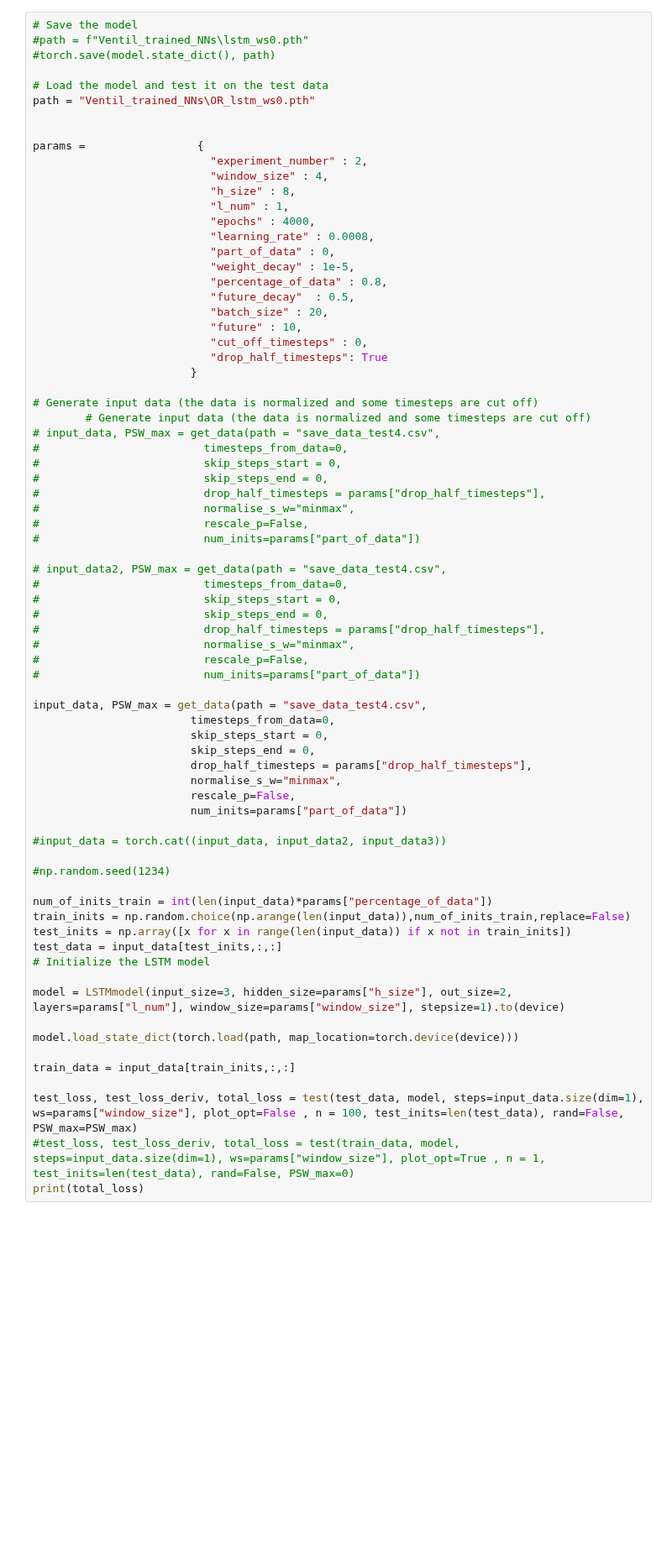
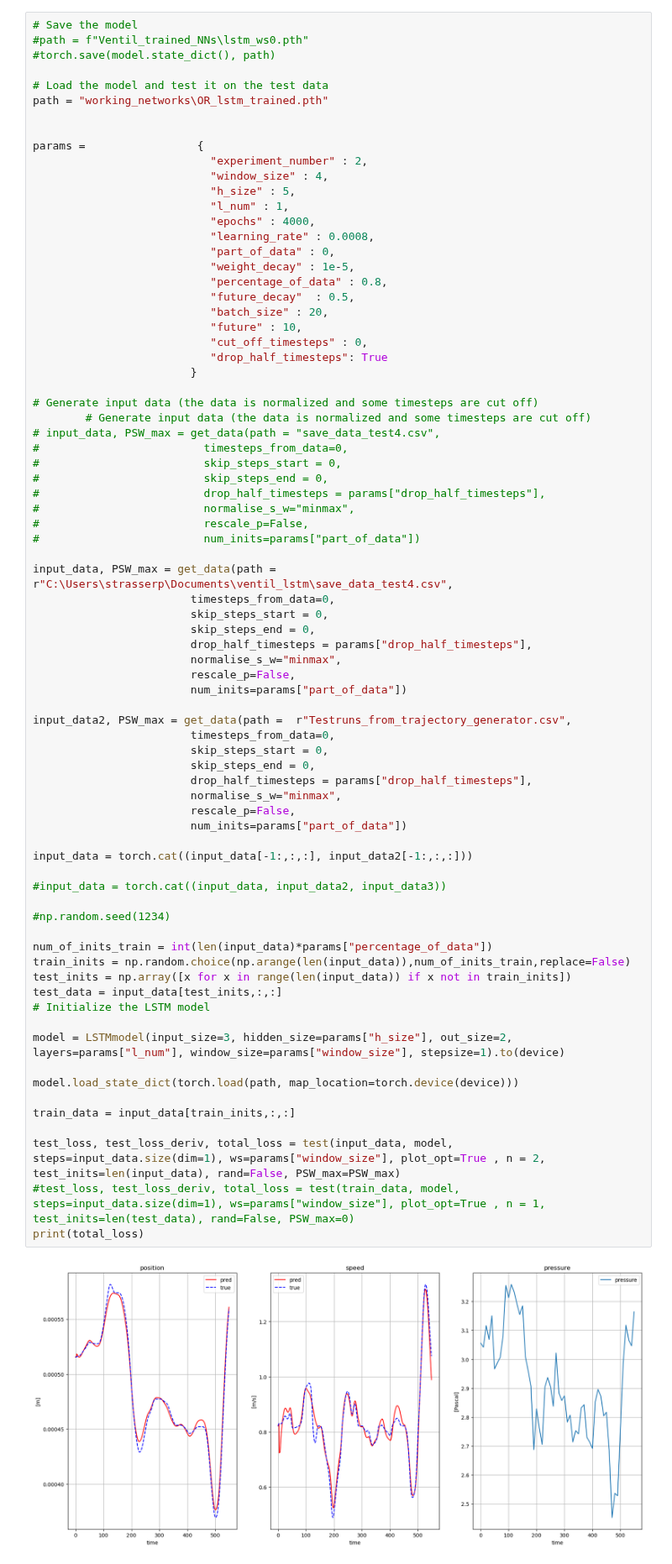
Before and after one commit to Gandalf3141/ventil_lstm, a Jupyter notebook: internal testing _future.ipynb, the cells around one changed output. Shown at 84% size. Saved outputs shown, nothing was run; the diff lists cells and outputs as text; blank space fills up the shorter version.

```diff
--- a/internal testing _future.ipynb
+++ b/internal testing _future.ipynb
@@ -287,13 +287,13 @@ test(input_data[train_inits,:,:], model, steps=input_data.size(dim=1), ws=params
 #torch.save(model.state_dict(), path)
 
 # Load the model and test it on the test data
-path = "Ventil_trained_NNs\OR_lstm_ws0.pth"
+path = "working_networks\OR_lstm_trained.pth"
 
 
 params =                 {
                            "experiment_number" : 2,
                            "window_size" : 4,
-                           "h_size" : 8,
+                           "h_size" : 5,
                            "l_num" : 1,
                            "epochs" : 4000,
                            "learning_rate" : 0.0008,
@@ -318,41 +318,44 @@ params =                 {
 #                         rescale_p=False,
 #                         num_inits=params["part_of_data"])
 
-# input_data2, PSW_max = get_data(path = "save_data_test4.csv",
-#                         timesteps_from_data=0,
-#                         skip_steps_start = 0,
-#                         skip_steps_end = 0,
-#                         drop_half_timesteps = params["drop_half_timesteps"],
-#                         normalise_s_w="minmax",
-#                         rescale_p=False,
-#                         num_inits=params["part_of_data"])
-
-input_data, PSW_max = get_data(path = "save_data_test4.csv",
+input_data, PSW_max = get_data(path =  r"C:\Users\strasserp\Documents\ventil_lstm\save_data_test4.csv",
                         timesteps_from_data=0,
                         skip_steps_start = 0,
                         skip_steps_end = 0,
                         drop_half_timesteps = params["drop_half_timesteps"],
                         normalise_s_w="minmax",
                         rescale_p=False,
                         num_inits=params["part_of_data"])
+
+input_data2, PSW_max = get_data(path =  r"Testruns_from_trajectory_generator.csv",
+                        timesteps_from_data=0,
+                        skip_steps_start = 0,
+                        skip_steps_end = 0,
+                        drop_half_timesteps = params["drop_half_timesteps"],
+                        normalise_s_w="minmax",
+                        rescale_p=False,
+                        num_inits=params["part_of_data"])
+
+input_data = torch.cat((input_data[-1:,:,:], input_data2[-1:,:,:]))
 
 #input_data = torch.cat((input_data, input_data2, input_data3))
 
 #np.random.seed(1234)
 
 num_of_inits_train = int(len(input_data)*params["percentage_of_data"])
 train_inits = np.random.choice(np.arange(len(input_data)),num_of_inits_train,replace=False)
 test_inits = np.array([x for x in range(len(input_data)) if x not in train_inits])
 test_data = input_data[test_inits,:,:]
 # Initialize the LSTM model
 
 model = LSTMmodel(input_size=3, hidden_size=params["h_size"], out_size=2, layers=params["l_num"], window_size=params["window_size"], stepsize=1).to(device)
 
 model.load_state_dict(torch.load(path, map_location=torch.device(device)))
 
 train_data = input_data[train_inits,:,:]
 
-test_loss, test_loss_deriv, total_loss = test(test_data, model, steps=input_data.size(dim=1), ws=params["window_size"], plot_opt=False , n = 100, test_inits=len(test_data), rand=False, PSW_max=PSW_max)
+test_loss, test_loss_deriv, total_loss = test(input_data, model, steps=input_data.size(dim=1), ws=params["window_size"], plot_opt=True , n = 2, test_inits=len(input_data), rand=False, PSW_max=PSW_max)
 #test_loss, test_loss_deriv, total_loss = test(train_data, model, steps=input_data.size(dim=1), ws=params["window_size"], plot_opt=True , n = 1,  test_inits=len(test_data), rand=False, PSW_max=0)
 print(total_loss)
 # %% [output]
+[figure, added]
```
Also changed, not shown: parts of 3 cells of this notebook, 3 other files.
